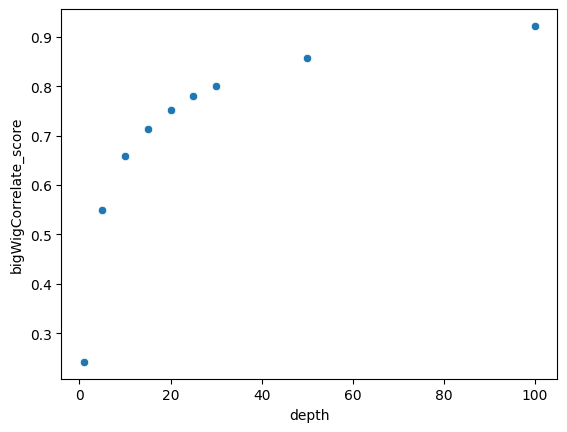
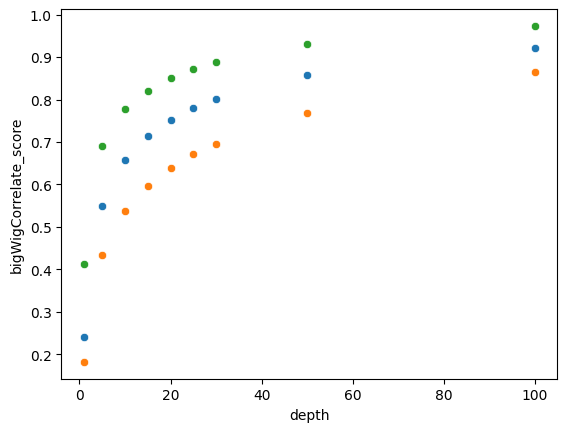
The notebook cell's code change between the first figure and the second:
--- before
+++ after
@@ -1,2 +1,4 @@
 #sns.relplot(x="depth", y="bigWigCorrelate_score", data=bigwig_comparison, kind="line")
 sns.scatterplot(x="depth", y="bigWigCorrelate_score", data=data)
+sns.scatterplot(x="depth", y="bigWigCorrelate_prob", data=data)
+sns.scatterplot(x="depth", y="bigWigCorrelate_infp", data=data)

Commit: Update plot_performance.ipynb